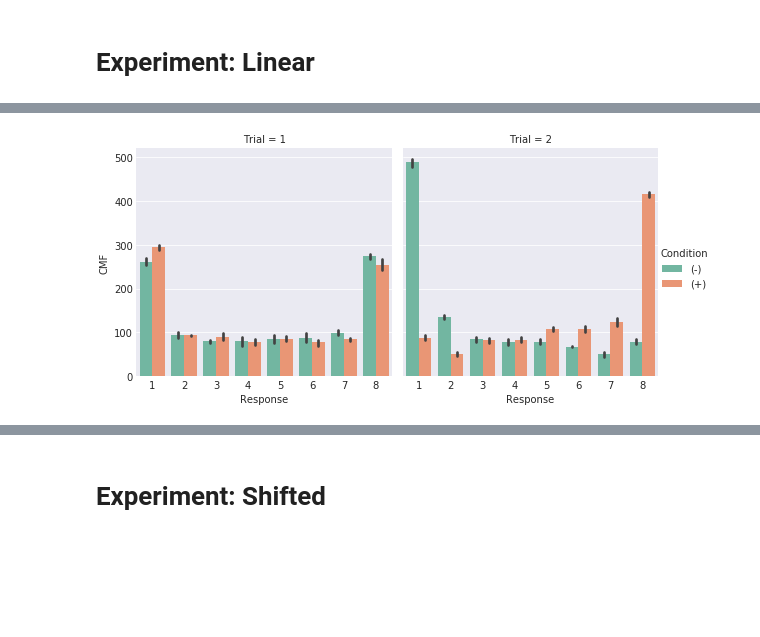
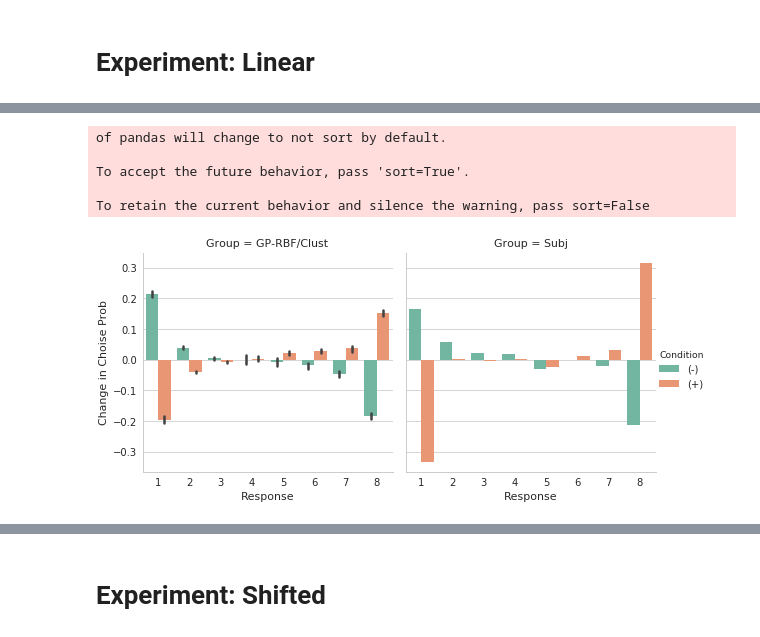
Before and after one commit to nicktfranklin/StructuredBandits, a Jupyter notebook: Posterior Predictive Checks.ipynb, the cells around one changed output, grey strips where cells are left out. Cells and saved outputs as stored; diff of their text form; code cells hidden in the pictures; blank space fills up the shorter version.

```diff
--- a/Posterior Predictive Checks.ipynb
+++ b/Posterior Predictive Checks.ipynb
@@ -21,0 +31,19 @@ for ii in range(n_draws):
+# %%
+raw_data = sim_1.copy()
+fig, axes = plt.subplots(1, 3, figsize=(12, 3), sharey=True)
+
+x = raw_data.loc[(raw_data.cond == 'pos'), 'arm']
+y = raw_data.loc[(raw_data.cond == 'pos'), 'out']
+axes[0].scatter(x, y)
+axes[0].set_title('Positive')
+
+x = raw_data.loc[(raw_data.cond == 'neg'), 'arm']
+y = raw_data.loc[(raw_data.cond == 'neg'), 'out']
+axes[1].scatter(x, y)
+axes[1].set_title('Negative')
+
+
+x = raw_data.loc[(raw_data.cond == 'ran'), 'arm']
+y = raw_data.loc[(raw_data.cond == 'ran'), 'out']
+plt.scatter(x, y)
+axes[2].set_title('Random')
@@ -241,49 +296,61 @@ def plot_4(ppc, raw_data):
 
     samples = 5
 
     def get_cmf(cond, trial=1):
         all_preds = []
         for ii in range(samples):
             y_samp = ppc[:, ii]
 
             vec = (raw_data.trial == trial) & (raw_data.cond == cond)
             y_samp = y_samp[vec]
             all_preds.append([np.sum(np.array(y_samp) == ii) for ii in range(1, 9)])
 
-        all_preds = np.array(all_preds, dtype=float) #/ np.sum(all_preds, axis=0)
+        all_preds = np.array(all_preds, dtype=float) / np.tile(np.sum(all_preds, axis=1), (8,1)).T
         return all_preds
 
+    def get_cmf_sub(cond, trial=1):
+        y = sim_1.arm.values
+        vec = (raw_data.trial == trial) & (raw_data.cond == cond)
+        y = y[vec]
+        all_preds = np.array([np.sum(np.array(y) == ii) for ii in range(1, 9)])
+        return all_preds / float(np.sum(all_preds))
+
     df = pd.concat([pd.DataFrame({
-        'CMF': get_cmf('neg').reshape(-1),
+        'Change in Choise Prob': get_cmf('neg', 2).reshape(-1) - get_cmf('neg').reshape(-1),
         'Response': range(1, 9) * samples,
         'Draw': np.reshape([[ii] * 8 for ii in range(samples)], -1),
         'Condition': ['(-)'] * 8 * samples,
-        'Trial': [1] * 8 * samples
+        'Group': ['GP-RBF/Clust'] * 8 * samples
     }), pd.DataFrame({
-        'CMF': get_cmf('pos').reshape(-1),
+        'Change in Choise Prob': get_cmf('pos', 2).reshape(-1) - get_cmf('pos').reshape(-1),
         'Response': range(1, 9) * samples,
         'Draw': np.reshape([[ii] * 8 for ii in range(samples)], -1),
         'Condition': ['(+)'] * 8 * samples,
-        'Trial': [1] * 8 * samples
+        'Group': ['GP-RBF/Clust'] * 8 * samples,
     }), pd.DataFrame({
-        'CMF': get_cmf('neg', 2).reshape(-1),
-        'Response': range(1, 9) * samples,
-        'Draw': np.reshape([[ii] * 8 for ii in range(samples)], -1),
-        'Condition': ['(-)'] * 8 * samples,
-        'Trial': [2] * 8 * samples
+        'Change in Choise Prob': get_cmf_sub('pos', 2).reshape(-1) - get_cmf_sub('pos').reshape(-1),
+        'Response': range(1, 9),
+        'Condition': ['(+)'] * 8,
+        'Group': ['Subj'] * 8,
     }), pd.DataFrame({
-        'CMF': get_cmf('pos', 2).reshape(-1),
-        'Response': range(1, 9) * samples,
-        'Draw': np.reshape([[ii] * 8 for ii in range(samples)], -1),
-        'Condition': ['(+)'] * 8 * samples,
-        'Trial': [2] * 8 * samples
+        'Change in Choise Prob': get_cmf_sub('neg', 2).reshape(-1) - get_cmf_sub('neg').reshape(-1),
+        'Response': range(1, 9),
+        'Condition': ['(-)'] * 8,
+        'Group': ['Subj'] * 8,
+
     })])
 
-    with sns.axes_style('darkgrid'):
-        g = sns.factorplot(data=df, x='Response', y='CMF', hue='Condition', kind='bar',
-                       col='Trial', palette=sns.color_palette("Set2"))
+    with sns.axes_style('whitegrid'):
+        g = sns.factorplot(data=df, x='Response', y='Change in Choise Prob', hue='Condition', kind='bar',
+                           col='Group',
+                           palette=sns.color_palette("Set2"))
     return g
 
 g = plot_4(ppc, sim_1)
 # %% [output]
+of pandas will change to not sort by default.
+
+To accept the future behavior, pass 'sort=True'.
+
+To retain the current behavior and silence the warning, pass sort=False
-[figure, old version]
+[figure, new version]
```
Also changed, not shown: parts of 49 cells of this notebook, 34 other files.
